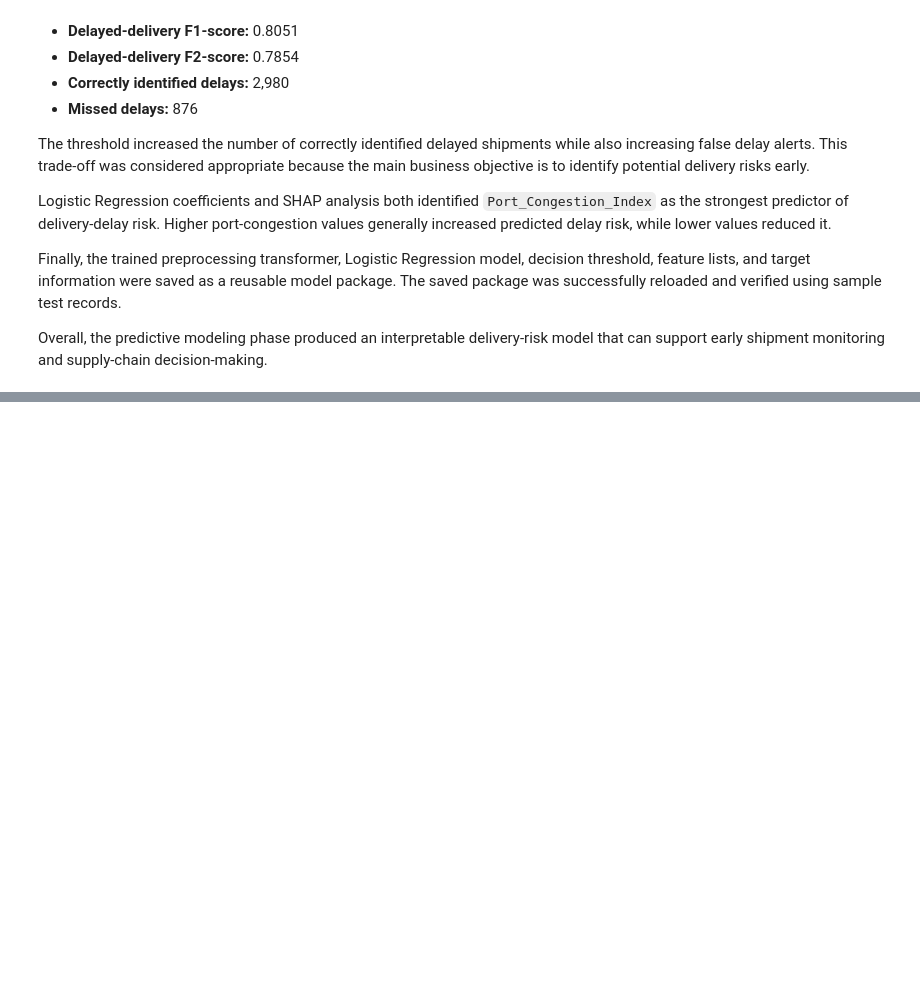
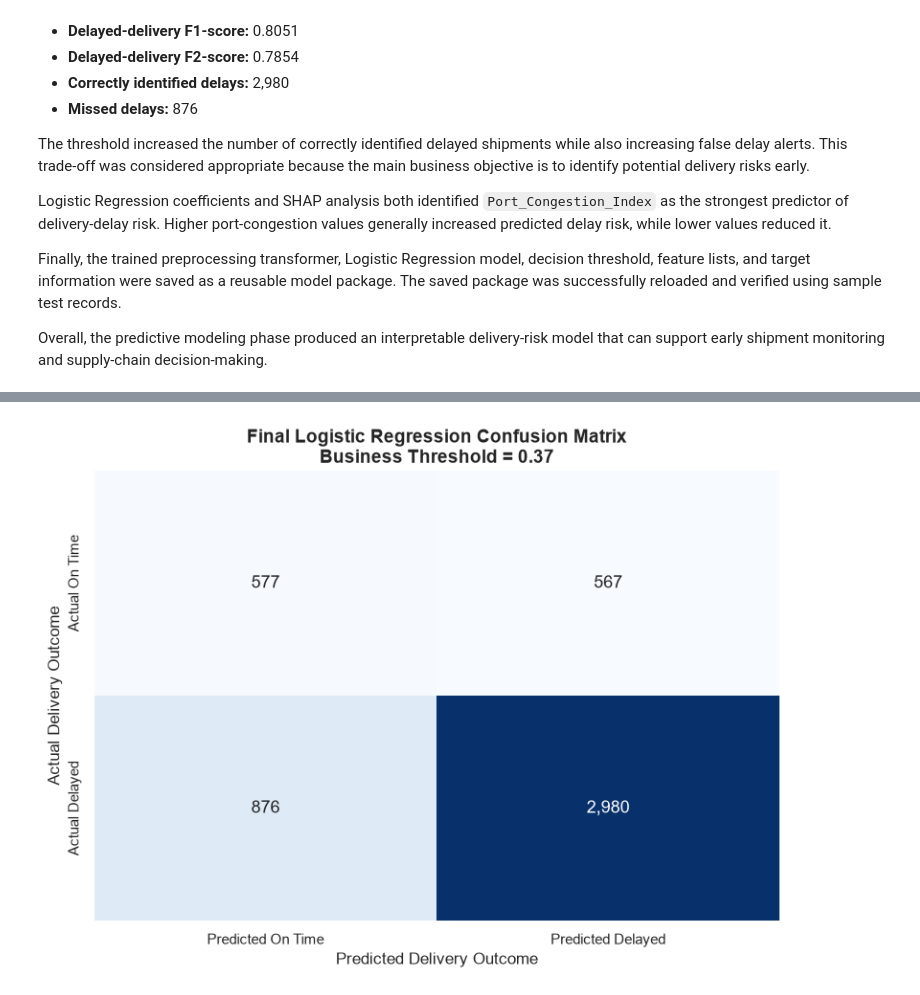
Before and after one commit to Kiruthikaa2512/cb_supply_risk, a Jupyter notebook: notebooks/cross_border_supply_chain_analysis.ipynb, the cells around one changed output, grey strips where cells are left out. Saved outputs shown, nothing was run; the diff lists cells and outputs as text; code cells hidden in the pictures; blank space fills up the shorter version.

```diff
--- a/notebooks/cross_border_supply_chain_analysis.ipynb
+++ b/notebooks/cross_border_supply_chain_analysis.ipynb
@@ -6031,0 +6272,83 @@ that can support early shipment monitoring and supply-chain decision-making.
+# %%
+from sklearn.metrics import confusion_matrix
+from pathlib import Path
+
+# Apply the selected business threshold
+business_threshold = 0.37
+
+final_business_predictions = (
+    logistic_probabilities >= business_threshold
+).astype(int)
+
+# Create confusion matrix
+final_confusion_matrix = confusion_matrix(
+    y_test,
+    final_business_predictions,
+)
+
+# Plot confusion matrix
+plt.figure(figsize=(8, 6))
+
+ax = sns.heatmap(
+    final_confusion_matrix,
+    annot=True,
+    fmt=",",
+    cmap="Blues",
+    cbar=False,
+    xticklabels=["Predicted On Time", "Predicted Delayed"],
+    yticklabels=["Actual On Time", "Actual Delayed"],
+    annot_kws={"fontsize": 13},
+)
+
+ax.set_title(
+    "Final Logistic Regression Confusion Matrix\nBusiness Threshold = 0.37",
+    fontsize=14,
+    fontweight="bold",
+)
+ax.set_xlabel("Predicted Delivery Outcome")
+ax.set_ylabel("Actual Delivery Outcome")
+
+plt.tight_layout()
+
+# Identify the project root
+current_dir = Path.cwd()
+
+if current_dir.name == "notebooks":
+    project_root = current_dir.parent
+else:
+    project_root = current_dir
+
+# Save the figure for Module 6 and PyShiny
+confusion_matrix_figure_path = (
+    project_root
+    / "outputs"
+    / "figures"
+    / "final_logistic_regression_confusion_matrix.png"
+)
+
+confusion_matrix_figure_path.parent.mkdir(
+    parents=True,
+    exist_ok=True,
+)
+
+plt.savefig(
+    confusion_matrix_figure_path,
+    dpi=300,
+    bbox_inches="tight",
+)
+
+plt.show()
+
+# Extract values for interpretation
+correct_on_time = final_confusion_matrix[0, 0]
+false_delay_alerts = final_confusion_matrix[0, 1]
+missed_delays = final_confusion_matrix[1, 0]
+correct_delays = final_confusion_matrix[1, 1]
+
+print(f"Correct on-time predictions: {correct_on_time:,}")
+print(f"False delay alerts: {false_delay_alerts:,}")
+print(f"Missed delays: {missed_delays:,}")
+print(f"Correct delay predictions: {correct_delays:,}")
+print(f"Figure saved to: {confusion_matrix_figure_path}")
+# %% [output]
+[figure, added]
```
Also changed, not shown: parts of 9 cells of this notebook, 5 other files.
